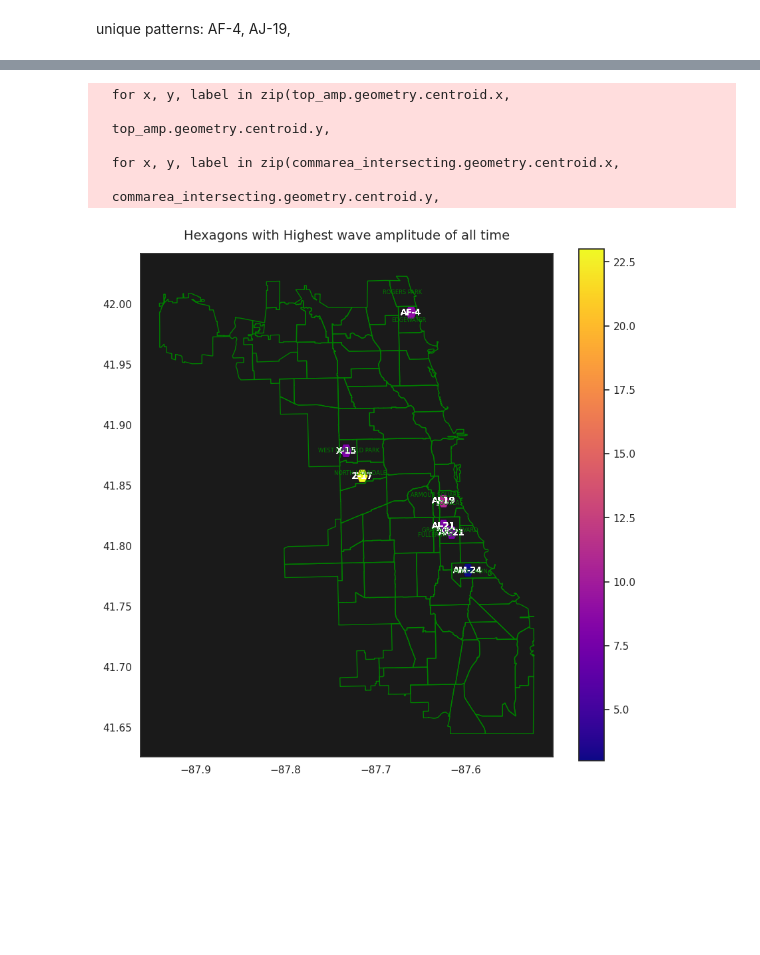
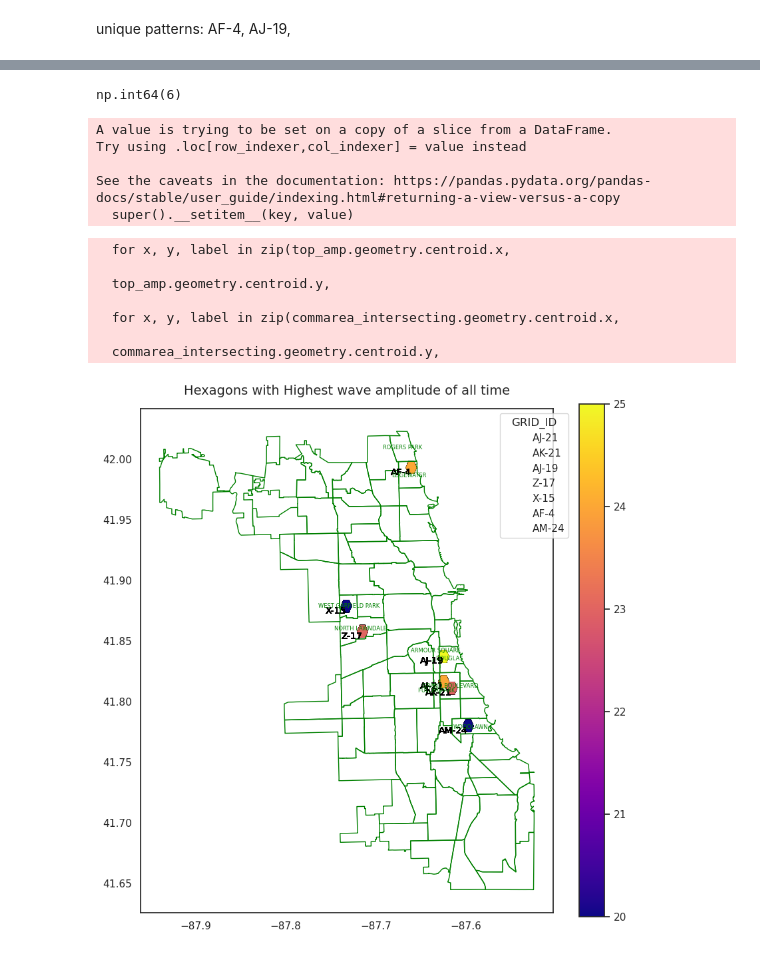
Before and after one commit to uchicago-justice-project/decreasing-homicide-waves, a Jupyter notebook: hom_decrease.ipynb, the cells around one changed output, grey strips where cells are left out. Drawn from its saved outputs; the diff is of its cells as text; code cells hidden in the pictures; blank space fills up the shorter version.

```diff
--- a/hom_decrease.ipynb
+++ b/hom_decrease.ipynb
@@ -443,16 +403,16 @@ np.False_
 # Create figure and axis
 fig, ax = plt.subplots(figsize=(10, 10))
 
-sns.set_style(rc={'axes.facecolor':'k', 'figure.facecolor': 'white'})
+sns.set_style(rc={'axes.facecolor':'white', 'figure.facecolor': 'white'})
 
 # Plot all hexagons colored by longest_gap
 anomaly.plot(column="longest_gap", cmap="plasma", edgecolor="black", linewidth=0.1, legend=True, ax=ax)
-ax.set_title("Hexagons with Housing Projects (2013) Longest Gaps Without a Homicide Wave", fontsize=14, pad=15)
+ax.set_title("Hexagons with Housing Projects (2013) Longest Gaps Without a Homicide Wave Statistical Outliers", fontsize=14, pad=15)
 
 for x, y, label in zip(anomaly.geometry.centroid.x,
                         anomaly.geometry.centroid.y,
                         anomaly["GRID_ID"]):
-    ax.text(x, y, label, fontsize=10, color="white", ha="center", va="center", weight="normal")
+    ax.text(x, y, label, fontsize=10, color="black", ha="right", va="top", weight="light", wrap=True)
 #ax.annotate("Note: Hexagons where bldg_ct = 0 have been excluded in this visualization", xy=(0.5, -0.1), xycoords="axes fraction", ha="center", fontsize=10)
 
 commarea.plot(facecolor="none", edgecolor="green", linewidth=1, ax=ax)
@@ -466,7 +426,14 @@ commarea_intersecting = commarea[commarea.geometry.apply(lambda g: anomaly.geome
 for x, y, label in zip(commarea_intersecting.geometry.centroid.x,
                         commarea_intersecting.geometry.centroid.y,
                         commarea_intersecting["COMMUNITY"]):
-    ax.text(x, y, label, fontsize=6, color="green", ha="center", va="center")
+    ax.text(x, y, label, fontsize=6, color="green", ha="center", va="center", wrap=True)
+
+unique_ids = anomaly["GRID_ID"].unique()
+
+handles = [plt.Line2D([0], [0], linestyle='', label=grid_id) for grid_id in unique_ids]
+plt.legend(handles=handles, title="GRID_ID", bbox_to_anchor=(1.05, 1), loc='upper right')
+
+plt.savefig('viz/projects_longest_gaps_outliers.png')
 
 plt.show()
 # %% [output]
@@ -568,4 +578,0 @@ plt.axhline(y=3, linestyle='--', label='homicide count = 3')
-# %%
-top_amp['max_amp'] = top_amp.apply(lambda x:
-                            np.max(wave_metrics[wave_metrics.GRID_ID == [x.GRID_ID]]['max_amp']),
-                            axis=1)
@@ -574,3 +579,5 @@ ValueError: ('Lengths must match to compare', (2824,), (1,))
+# %%
+top_amp = map_data[map_data['GRID_ID'].isin(top_amp['GRID_ID'].unique())]
 # %% [markdown]
 unique patterns: AF-4, AJ-19,
 # %%
@@ -585,39 +592,61 @@ top_amp.head()
+# %%
+wave_metrics.groupby('GRID_ID').max().loc['AA-10']['max_amp']
+# %% [output]
+np.int64(6)
+# %%
+top_amp['max_amp'] = top_amp.apply(lambda x:
+                                   wave_metrics.groupby('GRID_ID').max().loc[x.GRID_ID]['max_amp'],
+                                   axis=1
+        )
+# %% [output]
+A value is trying to be set on a copy of a slice from a DataFrame.
+Try using .loc[row_indexer,col_indexer] = value instead
+
+See the caveats in the documentation: https://pandas.pydata.org/pandas-docs/stable/user_guide/indexing.html#returning-a-view-versus-a-copy
+  super().__setitem__(key, value)
 # %%
 # Create figure and axis
 fig, ax = plt.subplots(figsize=(10, 10))
 
-sns.set_style(rc={'axes.facecolor':'k', 'figure.facecolor': 'white'})
+sns.set_style(rc={'axes.facecolor':'white', 'figure.facecolor': 'white'})
 
 # Plot all hexagons colored by longest_gap
 top_amp.plot(column="max_amp", cmap="plasma", edgecolor="black", linewidth=0.1, legend=True, ax=ax)
 ax.set_title("Hexagons with Highest wave amplitude of all time", fontsize=14, pad=15)
 
 for x, y, label in zip(top_amp.geometry.centroid.x,
                         top_amp.geometry.centroid.y,
                         top_amp["GRID_ID"]):
-    ax.text(x, y, label, fontsize=10, color="white", ha="center", va="center", weight="normal")
+    ax.text(x, y, label, fontsize=10, color="black", ha="right", va="top", weight="light")
 #ax.annotate("Note: Hexagons where bldg_ct = 0 have been excluded in this visualization", xy=(0.5, -0.1), xycoords="axes fraction", ha="center", fontsize=10)
 
 commarea.plot(facecolor="none", edgecolor="green", linewidth=1, ax=ax)
 
 is_touching = commarea.geometry.intersects(top_amp.geometry)
 
 # Filter for communities that intersect with anomaly hexagons
 commarea_intersecting = commarea[commarea.geometry.apply(lambda g: top_amp.geometry.intersects(g).any())]
 
 # Add labels for only the intersecting communities
 for x, y, label in zip(commarea_intersecting.geometry.centroid.x,
                         commarea_intersecting.geometry.centroid.y,
                         commarea_intersecting["COMMUNITY"]):
     ax.text(x, y, label, fontsize=6, color="green", ha="center", va="center")
 
+unique_ids = top_amp["GRID_ID"].unique()
+
+handles = [plt.Line2D([0], [0], linestyle='', label=grid_id) for grid_id in unique_ids]
+plt.legend(handles=handles, title="GRID_ID", bbox_to_anchor=(1.05, 1), loc='upper right')
+
+plt.savefig('viz/wave_amplitude_outliers.png')
+
 plt.show()
 # %% [output]
   for x, y, label in zip(top_amp.geometry.centroid.x,
 
   top_amp.geometry.centroid.y,
 
   for x, y, label in zip(commarea_intersecting.geometry.centroid.x,
 
   commarea_intersecting.geometry.centroid.y,
-[figure, old version]
+[figure, new version]
```
Also changed, not shown: parts of 19 cells of this notebook, 7 other files.
